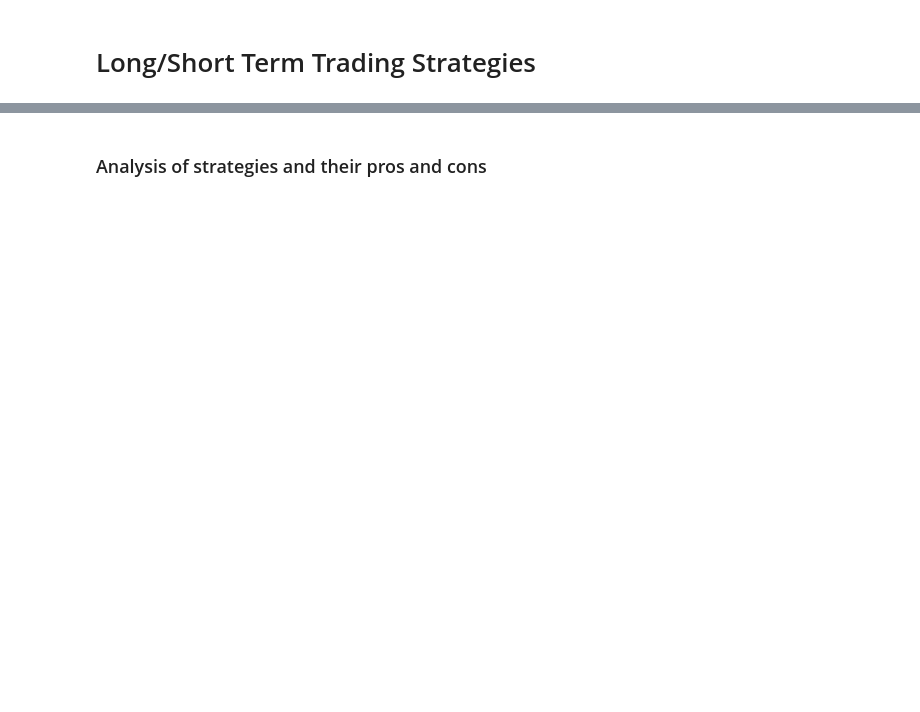
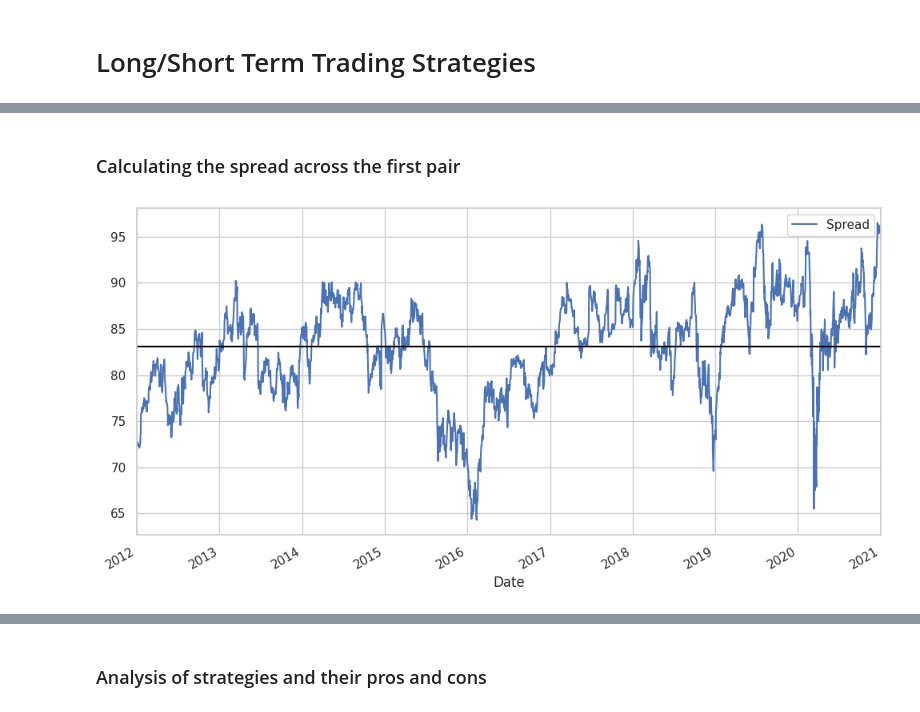
Before and after one commit to pmnerfed/capstone_option_trading, a Jupyter notebook: Review/Review.ipynb, the cells around one changed output, grey strips where cells are left out. Cells and saved outputs as stored; diff of their text form; code cells hidden in the pictures; blank space fills up the shorter version.

```diff
--- a/Review/Review.ipynb
+++ b/Review/Review.ipynb
@@ -393,0 +110,15 @@ ImportError: cannot import name 'SmaCross' from 'strategies.sma' (/content/strat
+# %% [markdown]
+### Calculating the spread across the first pair
+# %%
+S1 = sm.add_constant(S1)
+results = sm.OLS(S2, S1).fit()
+S1 = S1['IBM']
+b = results.params['IBM']
+
+spread = S2 - b * S1
+spread.plot(figsize=(12,6))
+plt.axhline(spread.mean(), color='black')
+plt.xlim('2012-01-01', '2021-01-01')
+plt.legend(['Spread']);
+# %% [output]
+[figure, added]
```
Also changed, not shown: parts of 60 cells of this notebook.
